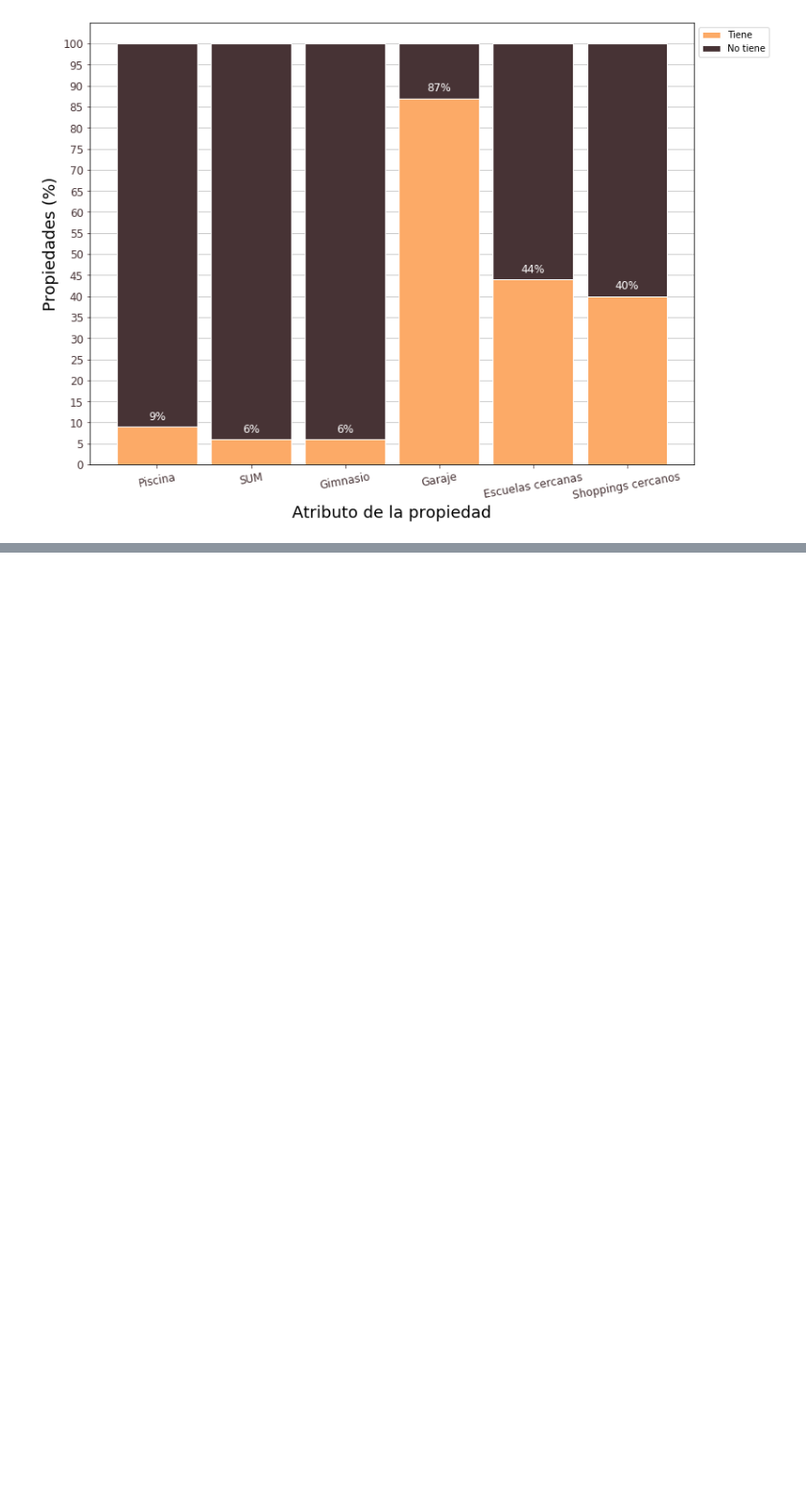
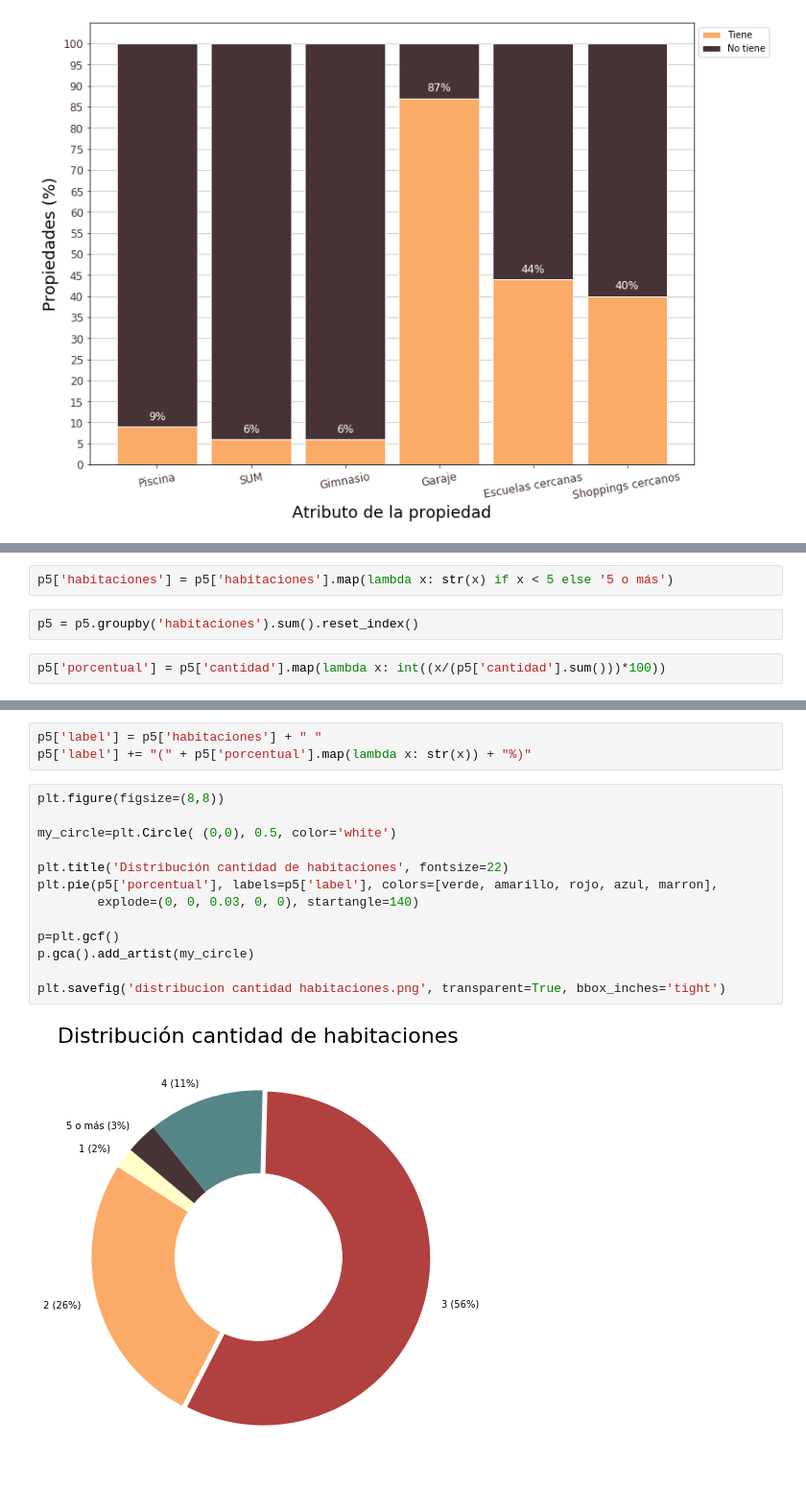
Before and after one commit to nicomatex/datos_tp1_2c2019, a Jupyter notebook: notebooks/Distribucion de variables/distribucion de variables.ipynb, the cells around one changed output, grey strips where cells are left out. Shown: that part at 96% size. Saved outputs shown, nothing was run; the diff lists cells and outputs as text; blank space fills up the shorter version.

```diff
--- a/notebooks/Distribucion de variables/distribucion de variables.ipynb
+++ b/notebooks/Distribucion de variables/distribucion de variables.ipynb
@@ -183,0 +370,6 @@ plt.savefig("atributos porcentuales.png", transparent=True, bbox_inches='tight')
+# %%
+p5['habitaciones'] = p5['habitaciones'].map(lambda x: str(x) if x < 5 else '5 o más')
+# %%
+p5 = p5.groupby('habitaciones').sum().reset_index()
+# %%
+p5['porcentual'] = p5['cantidad'].map(lambda x: int((x/(p5['cantidad'].sum()))*100))
@@ -183,0 +385,18 @@ plt.savefig("atributos porcentuales.png", transparent=True, bbox_inches='tight')
+# %%
+p5['label'] = p5['habitaciones'] + " "
+p5['label'] += "(" + p5['porcentual'].map(lambda x: str(x)) + "%)"
+# %%
+plt.figure(figsize=(8,8))
+
+my_circle=plt.Circle( (0,0), 0.5, color='white')
+
+plt.title('Distribución cantidad de habitaciones', fontsize=22)
+plt.pie(p5['porcentual'], labels=p5['label'], colors=[verde, amarillo, rojo, azul, marron],
+        explode=(0, 0, 0.03, 0, 0), startangle=140)
+
+p=plt.gcf()
+p.gca().add_artist(my_circle)
+
+plt.savefig('distribucion cantidad habitaciones.png', transparent=True, bbox_inches='tight')
+# %% [output]
+[figure, added]
```
Also changed, not shown: parts of 23 cells of this notebook, 1 other file.
